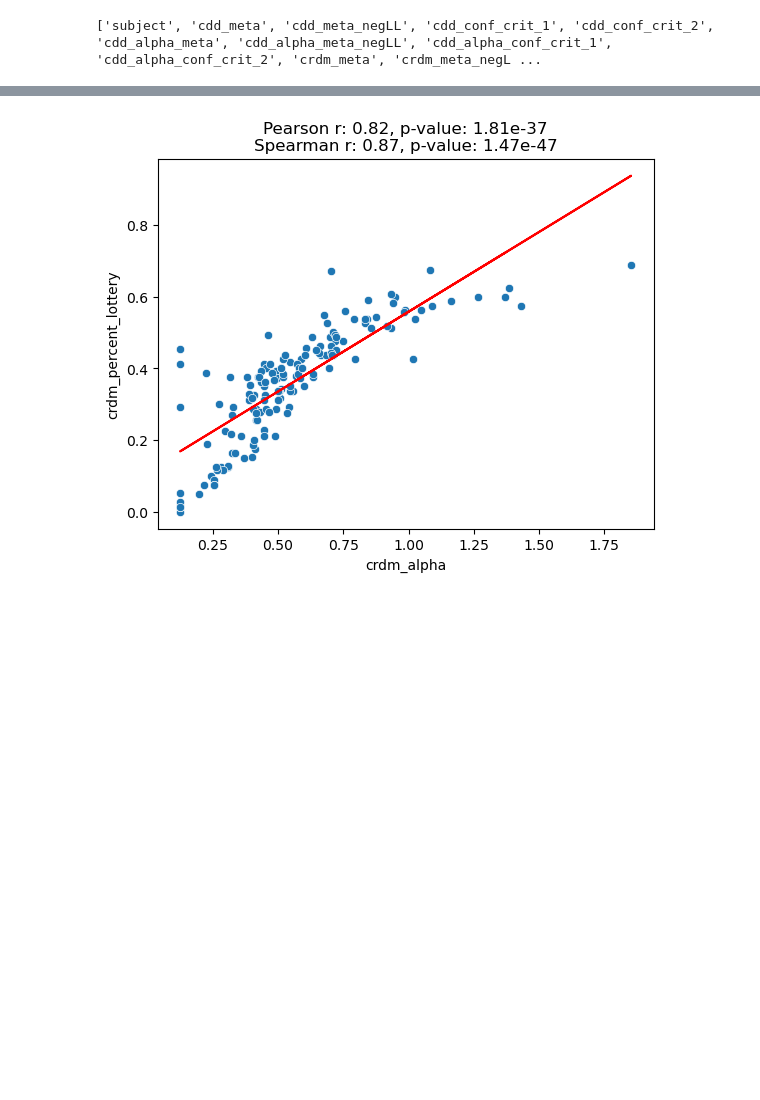
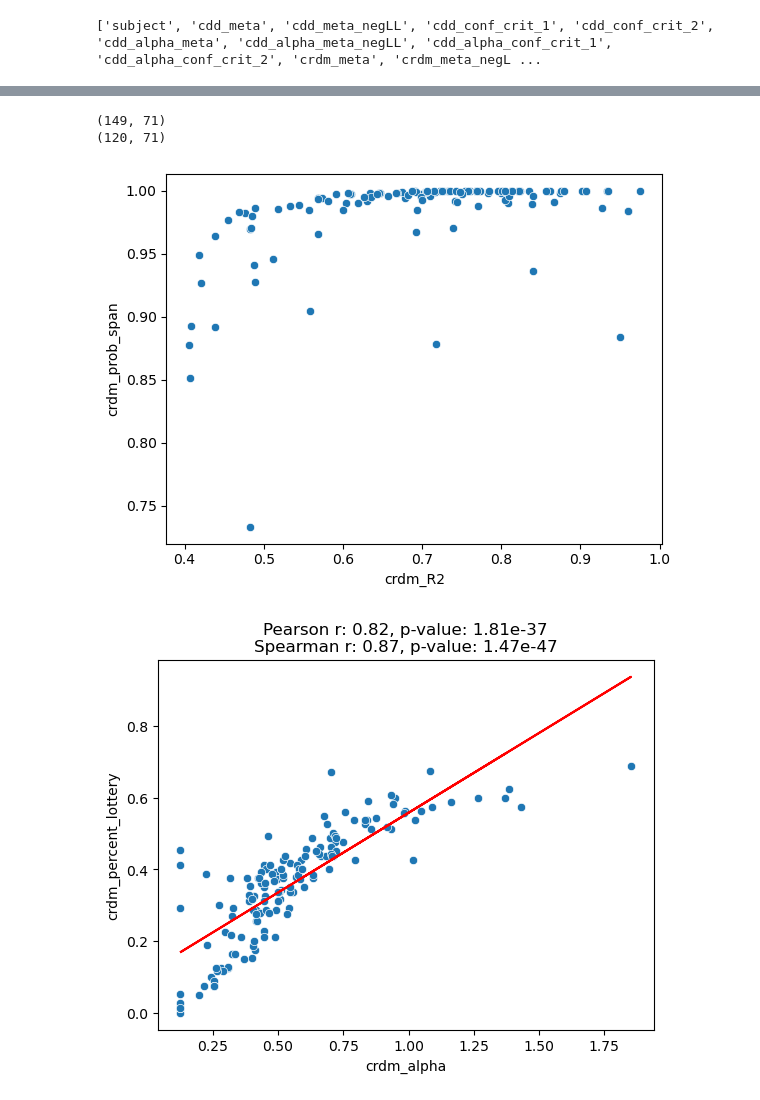
Before and after one commit to CDN-Lab/inspection, a Jupyter notebook: plot_by_study.ipynb, the cells around one changed output, grey strips where cells are left out. Drawn from its saved outputs; the diff is of its cells as text; code cells hidden in the pictures; blank space fills up the shorter version.

```diff
--- a/plot_by_study.ipynb
+++ b/plot_by_study.ipynb
@@ -41,3 +49,12 @@ def plot_xy(df,xparm='',yparm='',fig_nb=1):
+# %%
+print(agg_df.shape)
+agg_filter_df = agg_df.loc[(agg_df['crdm_R2']>0.4) & (agg_df['crdm_prob_span']>0.7)]
+print(agg_filter_df.shape)
+plot_xy(agg_filter_df,xparm='crdm_R2',yparm='crdm_prob_span',fig_nb=1001,line=False,title=False)
+# %% [output]
+(149, 71)
+(120, 71)
+[figure, added]
 # %%
 # percent lottery vs alpha
 
```
Also changed, not shown: parts of 2 cells of this notebook.
